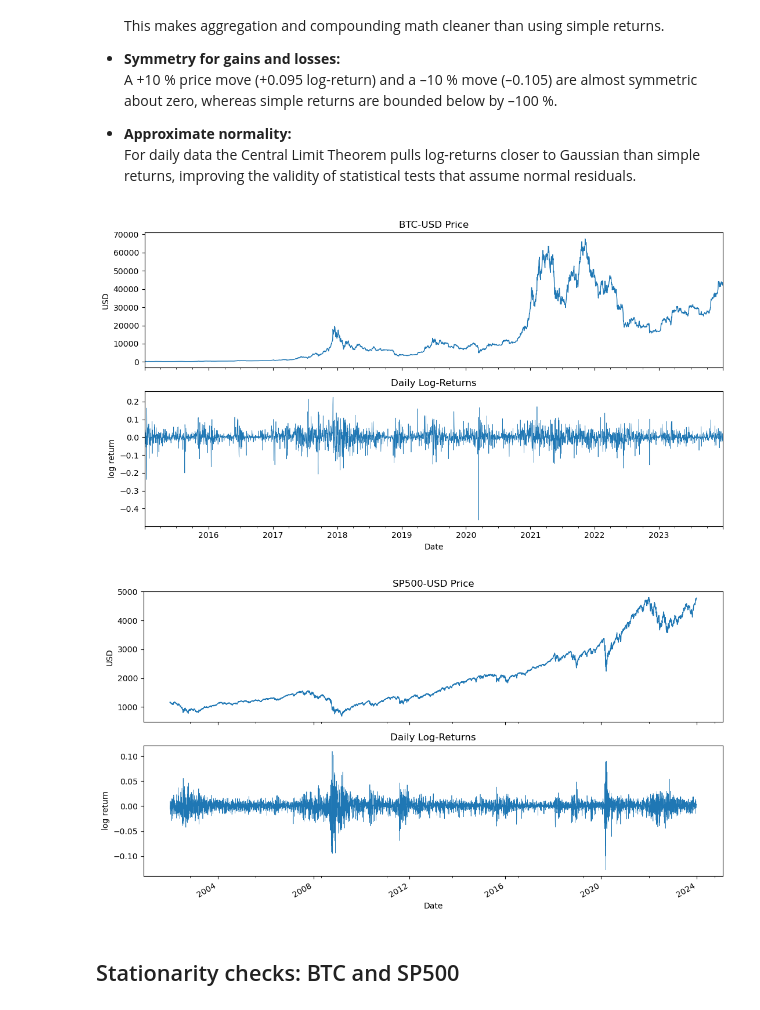
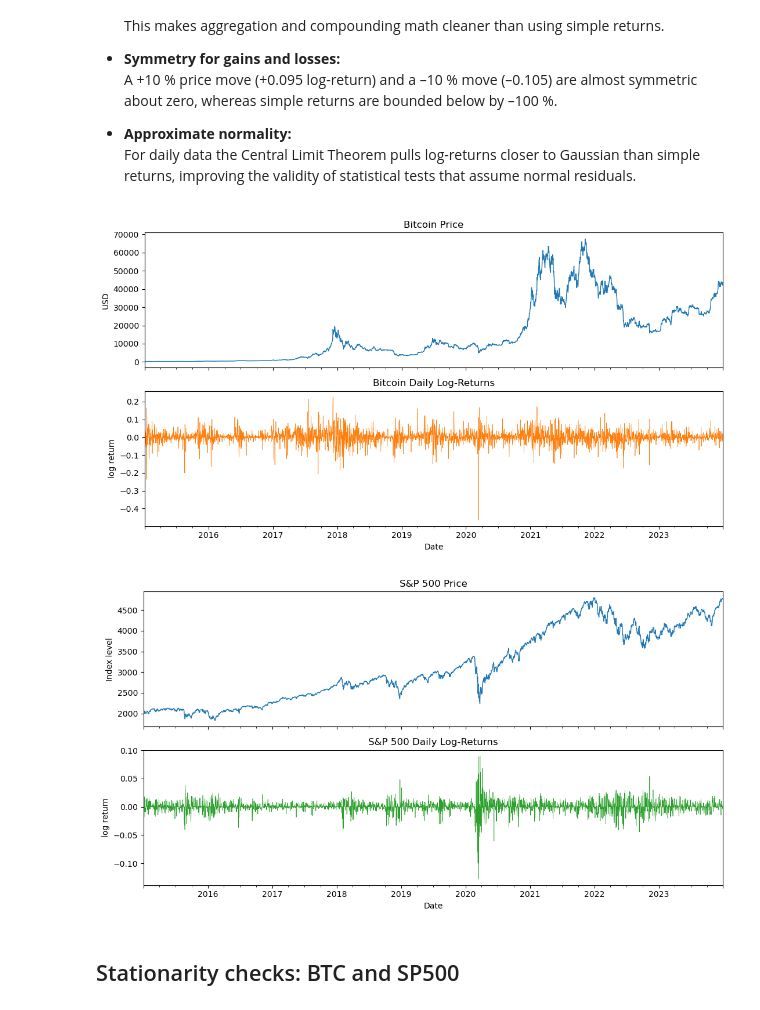
Before and after one commit to emmettralston/HybridModels-For-Financial-Forecasting, a Jupyter notebook: Notebook/exploratory_analysis.ipynb, the cells around one changed output. Cells and saved outputs as stored; diff of their text form; code cells hidden in the pictures.

Commit message:
initial hybrid model up and running

```diff
--- a/Notebook/exploratory_analysis.ipynb
+++ b/Notebook/exploratory_analysis.ipynb
@@ -21,0 +37,20 @@ sp500, btc = get_benchmark_prices()
+# %%
+def cleanse_prices(frame: pd.DataFrame) -> pd.DataFrame:
+    frame = frame.sort_index()
+    frame = frame[~frame.index.duplicated(keep="first")]
+    missing_before = frame.isna().sum()
+    print("Missing observations before fill:")
+    print(missing_before)
+    cleaned = frame.ffill()
+    cleaned = cleaned.dropna()
+    print("\nMissing observations after fill/drop:")
+    print(cleaned.isna().sum())
+    return cleaned
+
+prices = cleanse_prices(prices_raw)
+btc_prices = prices["btc"]
+sp500_prices = prices["sp500"]
+log_returns = np.log(prices).diff().dropna()
+btc_returns = log_returns["btc"]
+sp500_returns = log_returns["sp500"]
+log_returns.head()
@@ -38,59 +102,31 @@ sp500, btc = get_benchmark_prices()
 * **Approximate normality:**
   For daily data the Central Limit Theorem pulls log-returns closer to Gaussian than simple returns, improving the validity of statistical tests that assume normal residuals.
 # %%
-# Load CSV, skipping the first three metadata rows
-df_btc = pd.read_csv("/Users/emmettralston/ml/HybridModel-TimeSeries-Forcasting/data/raw/btc.csv", skiprows=3, names=["Date", "Price"])
-
-# Convert 'Date' column to datetime and set as index
-df_btc["Date"] = pd.to_datetime(df_btc["Date"])
-df_btc.set_index("Date", inplace=True)
-
-# Extract price series
-prices_btc = df_btc["Price"]
-
-# Create subplots
 fig, ax = plt.subplots(2, 1, figsize=(11, 6), sharex=True)
 
-# 1a Price chart
-prices_btc.plot(ax=ax[0], lw=1)
-ax[0].set(title="BTC-USD Price", ylabel="USD")
+btc_prices.plot(ax=ax[0], lw=1)
+ax[0].set(title="Bitcoin Price", ylabel="USD")
 
-# 1b Log-returns
-logret_btc = np.log(prices_btc).diff().dropna()
-logret_btc.plot(ax=ax[1], lw=0.5)
-ax[1].set(title="Daily Log-Returns", ylabel="log return")
+btc_returns.plot(ax=ax[1], lw=0.5, color="tab:orange")
+ax[1].set(title="Bitcoin Daily Log-Returns", ylabel="log return")
 
 plt.tight_layout()
 plt.show()
 # %% [output]
-[figure, old version]
+[figure, new version]
 # %%
-# Load CSV, skipping the first three metadata rows
-df_sp = pd.read_csv("/Users/emmettralston/ml/HybridModel-TimeSeries-Forcasting/data/raw/sp500.csv", skiprows=3, names=["Date", "Price"])
-
-# Convert 'Date' column to datetime and set as index
-df_sp["Date"] = pd.to_datetime(df_sp["Date"])
-df_sp.set_index("Date", inplace=True)
-
-# Extract price series
-prices_sp = df_sp["Price"]
-
-# Create subplots
 fig, ax = plt.subplots(2, 1, figsize=(11, 6), sharex=True)
 
-# 1a Price chart
-prices_sp.plot(ax=ax[0], lw=1)
-ax[0].set(title="SP500-USD Price", ylabel="USD")
+sp500_prices.plot(ax=ax[0], lw=1)
+ax[0].set(title="S&P 500 Price", ylabel="Index level")
 
-# 1b Log-returns
-logret_sp = np.log(prices_sp).diff().dropna()
-logret_sp.plot(ax=ax[1], lw=0.5)
-ax[1].set(title="Daily Log-Returns", ylabel="log return")
+sp500_returns.plot(ax=ax[1], lw=0.5, color="tab:green")
+ax[1].set(title="S&P 500 Daily Log-Returns", ylabel="log return")
 
 plt.tight_layout()
 plt.show()
 # %% [output]
-[figure, old version]
+[figure, new version]
 # %% [markdown]
 ## Stationarity checks: BTC and SP500
 # %%
```
Also changed, not shown: parts of 12 cells of this notebook, 5 other files.
